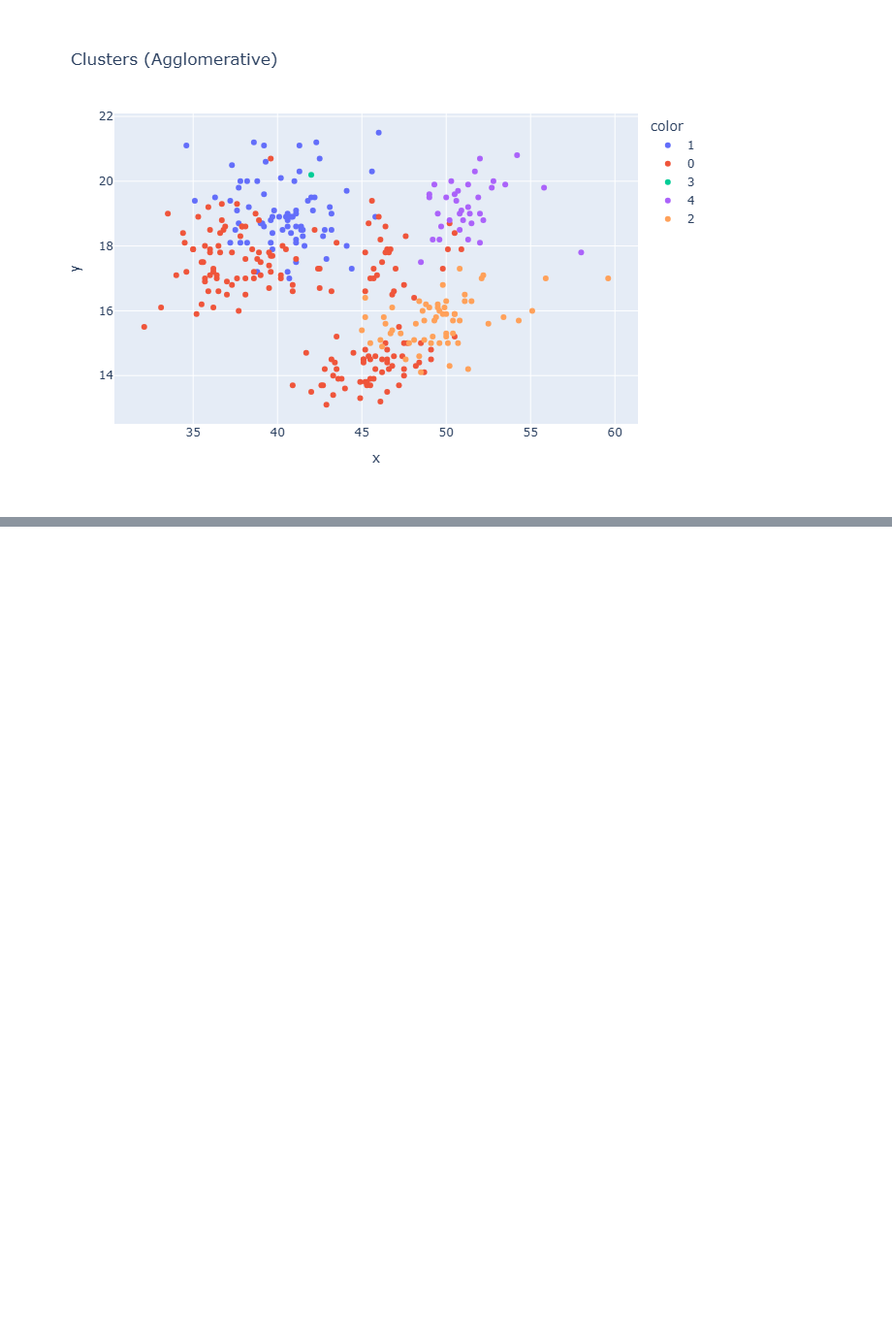
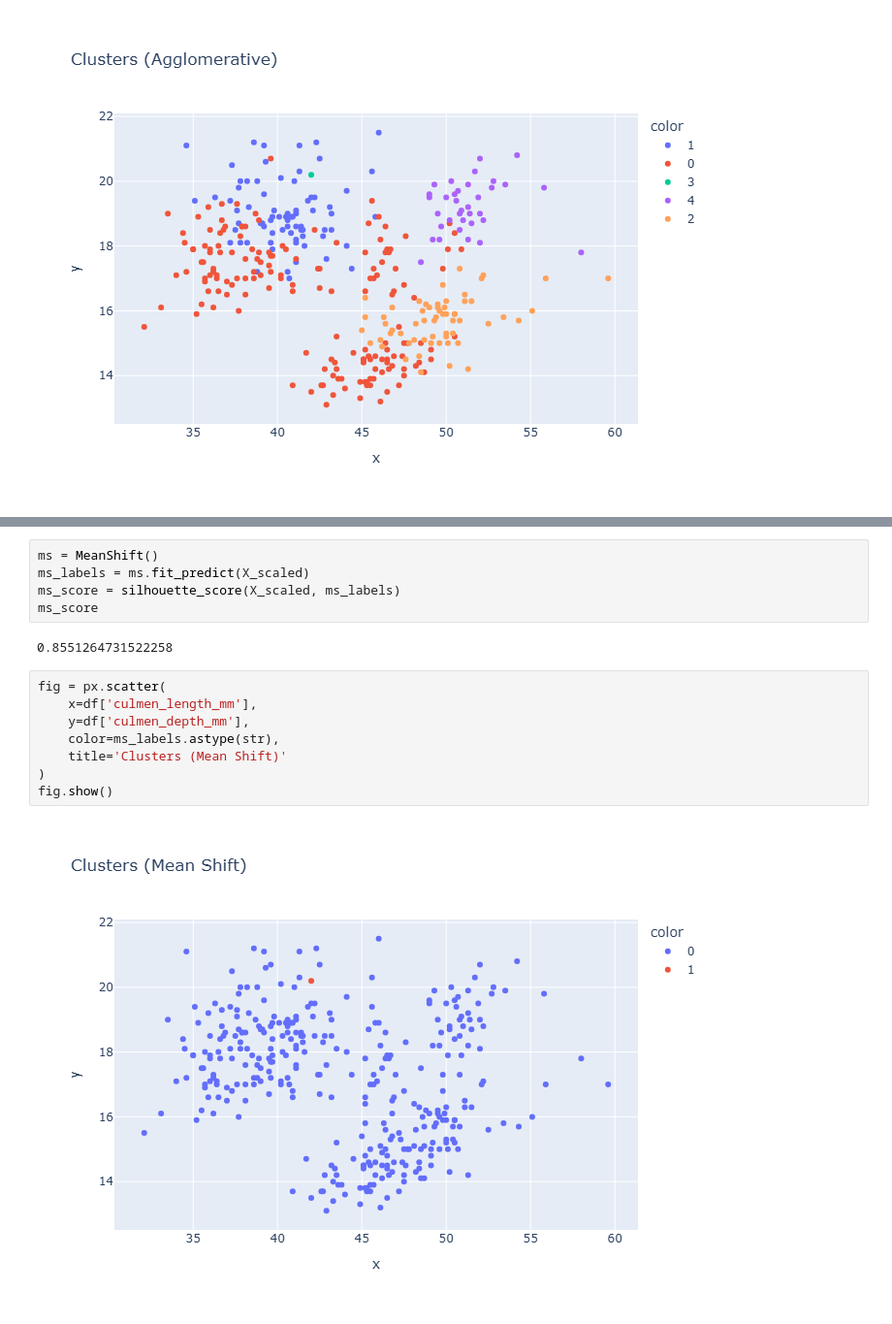
Before and after one commit to yashdeshpandex1/Clustering_Penguin_Groups, a Jupyter notebook: clustering_penguins_groups.ipynb, the cells around one changed output, grey strips where cells are left out. Shown at 97% size. Drawn from its saved outputs; the diff is of its cells as text; blank space fills up the shorter version.

```diff
--- a/clustering_penguins_groups.ipynb
+++ b/clustering_penguins_groups.ipynb
@@ -162,0 +184,17 @@ fig.show()
+# %%
+ms = MeanShift()
+ms_labels = ms.fit_predict(X_scaled)
+ms_score = silhouette_score(X_scaled, ms_labels)
+ms_score
+# %% [output]
+0.8551264731522258
+# %%
+fig = px.scatter(
+    x=df['culmen_length_mm'],
+    y=df['culmen_depth_mm'],
+    color=ms_labels.astype(str),
+    title='Clusters (Mean Shift)'
+)
+fig.show()
+# %% [output]
+[figure, added]
```
Also changed, not shown: parts of 11 cells of this notebook.
